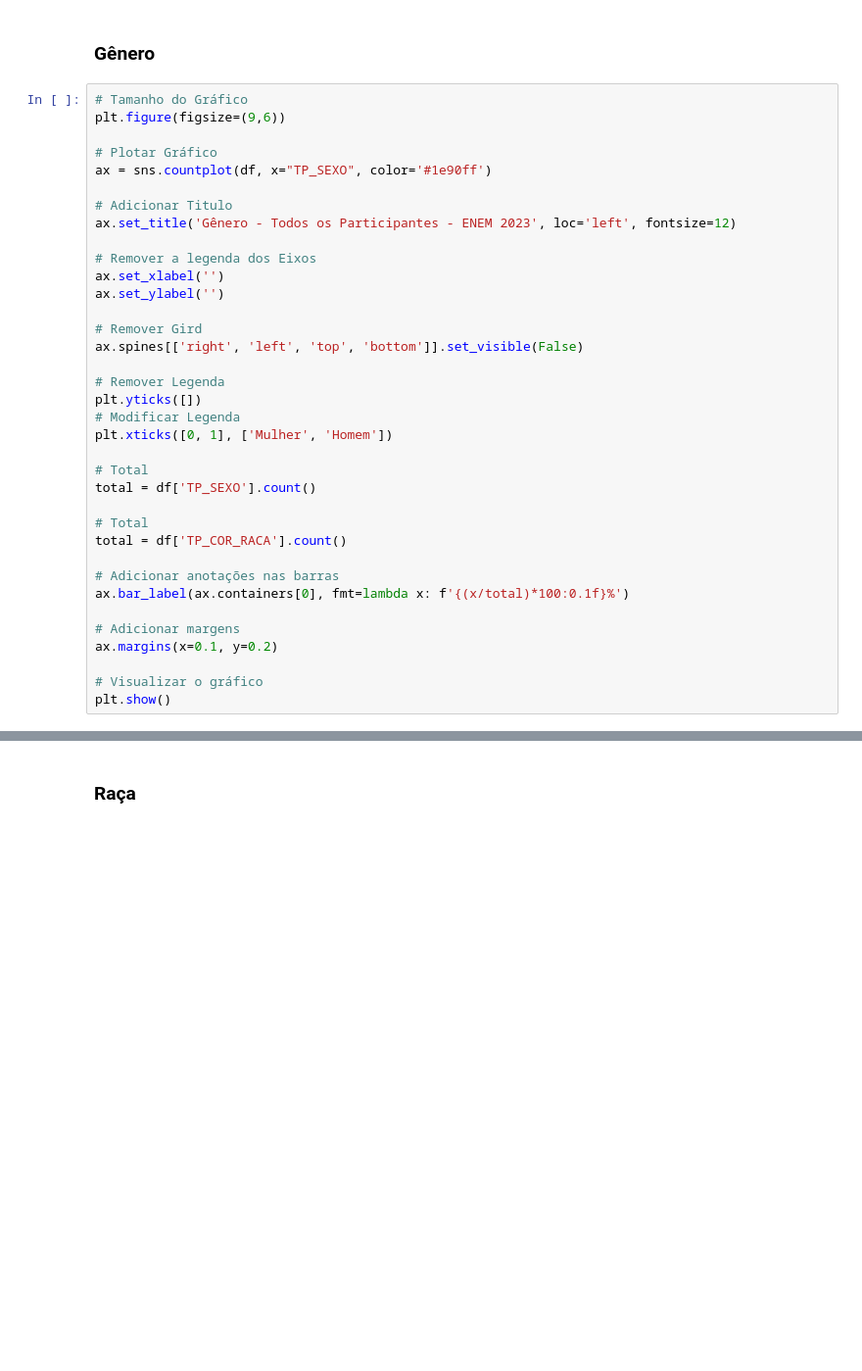
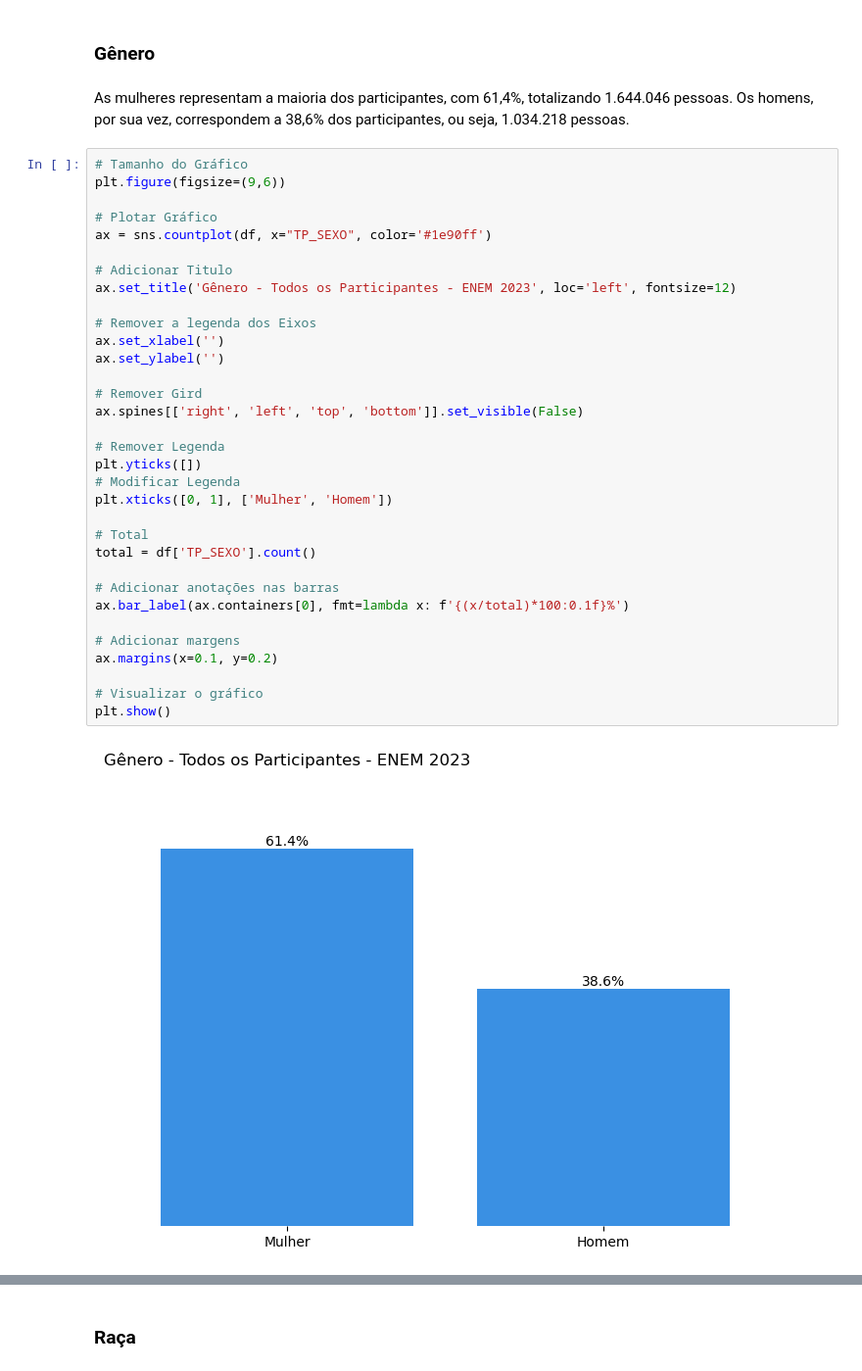
Before and after one commit to gabrielzerraa/EDA-ENEM_2023, a Jupyter notebook: ENEM 2023.ipynb, the cells around one changed output, grey strips where cells are left out. Shown: that part at 98% size. Saved outputs shown, nothing was run; the diff lists cells and outputs as text; blank space fills up the shorter version.

```diff
--- a/ENEM 2023.ipynb
+++ b/ENEM 2023.ipynb
@@ -513,38 +516,40 @@ pd.DataFrame(dados)
 # %% [markdown]
 ### Gênero
+# %% [markdown]
+
+As mulheres representam a maioria dos participantes, com 61,4%, totalizando 1.644.046 pessoas. Os homens, por sua vez, correspondem a 38,6% dos participantes, ou seja, 1.034.218 pessoas.
 # %%
 # Tamanho do Gráfico
 plt.figure(figsize=(9,6))
 
 # Plotar Gráfico
 ax = sns.countplot(df, x="TP_SEXO", color='#1e90ff')
 
 # Adicionar Titulo
 ax.set_title('Gênero - Todos os Participantes - ENEM 2023', loc='left', fontsize=12)
 
 # Remover a legenda dos Eixos
 ax.set_xlabel('')
 ax.set_ylabel('')
 
 # Remover Gird
 ax.spines[['right', 'left', 'top', 'bottom']].set_visible(False)
 
 # Remover Legenda
 plt.yticks([])
 # Modificar Legenda
 plt.xticks([0, 1], ['Mulher', 'Homem'])
 
 # Total
 total = df['TP_SEXO'].count()
 
-# Total
-total = df['TP_COR_RACA'].count()
-
 # Adicionar anotações nas barras
 ax.bar_label(ax.containers[0], fmt=lambda x: f'{(x/total)*100:0.1f}%')
 
 # Adicionar margens
 ax.margins(x=0.1, y=0.2)
 
 # Visualizar o gráfico
 plt.show()
+# %% [output]
+[figure, added]
```
Also changed, not shown: parts of 53 cells of this notebook.
